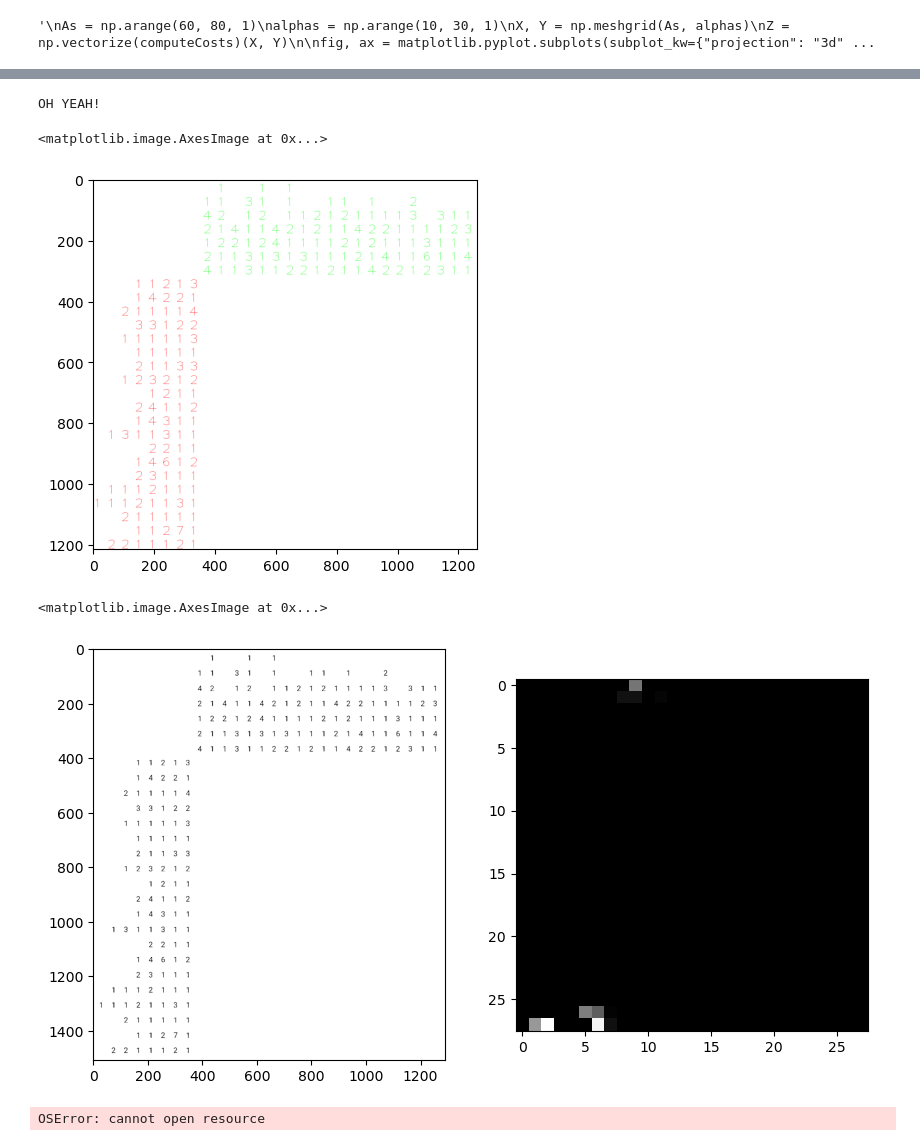
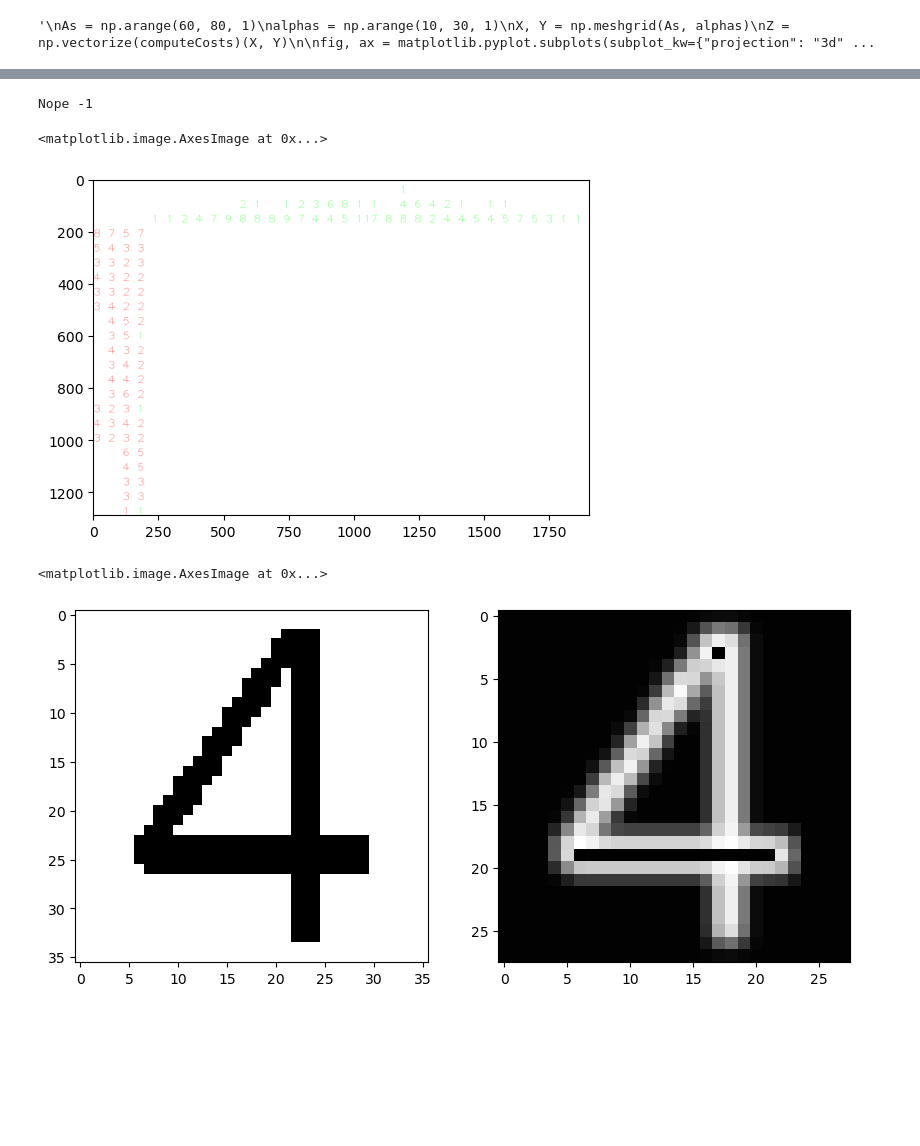
Before and after one commit to igloo81/nonogram, a Jupyter notebook: NonoGram start.ipynb, the cells around one changed output, grey strips where cells are left out. Saved outputs shown, nothing was run; the diff lists cells and outputs as text; code cells hidden in the pictures; blank space fills up the shorter version.

```diff
--- a/NonoGram start.ipynb
+++ b/NonoGram start.ipynb
@@ -28,10 +28,10 @@ The autoreload extension is already loaded. To reload it, use:
 # %%
 #image = cv2.imread('E:/Work/NonoGram/Data/sample.png')  # mis op een 4 die hij herkent als een 8
 #image = cv2.imread('E:/Work/NonoGram/Data/puzzle.jpg')
-#image = cv2.imread('E:/Work/NonoGram/Data/wikipedia.png')
-#image = cv2.imread('E:/Work/NonoGram/Data/sample3.png')
-#image = cv2.imread('E:/Work/NonoGram/Data/sample4.png')  # issues with too many lines removed
-image = cv2.imread('E:/Work/NonoGram/Data/sample5.png')
+image = cv2.imread('E:/Work/NonoGram/Data/wikipedia.png')
+#image = cv2.imread('E:/Work/NonoGram/Data/sample3.png')     # issue with recognition, increasing the size of the NN may work
+#image = cv2.imread('E:/Work/NonoGram/Data/sample4.png')  # issues with too many lines removed, you clearly see some lines are longer than others
+#image = cv2.imread('E:/Work/NonoGram/Data/sample5.png')
 # %%
 import removeLines
 image_without_lines = removeLines.remove_lines(image)
@@ -219,7 +232,8 @@ def extract_digit_image_from_contour(image, contour):
 def prepare_digit_image_for_recognition(digit_image):
     #digit_image = cv2.resize(digit_image, (28, 28), interpolation=cv2.INTER_AREA)
     digit_image = cv2.GaussianBlur(digit_image, (3,3), 0)
-    digit_image = cv2.resize(digit_image, (28, 28), interpolation=cv2.INTER_BITS)
+    #digit_image = cv2.resize(digit_image, (28, 28), interpolation=cv2.INTER_BITS)
+    digit_image = cv2.resize(digit_image, (28, 28), interpolation=cv2.INTER_AREA)
     digit_image = 1-digit_image.reshape(1, 28, 28, 1)
     return digit_image
 
@@ -462,39 +477,18 @@ else:
     print(f"Nope {sum_left_minus_top}")
 pyplot.imshow(create_grid_image(lefties, toppies, alpha))
 # %% [output]
-OH YEAH!
+Nope -1
 <matplotlib.image.AxesImage at 0x...>
-[figure, old version]
+[figure, new version]
 # %%
-suspect_contour = [contour for contour in found_contours if contour.digit == 6][0]
+suspect_contour = [contour for contour in found_contours if contour.digit == 4][0]
 figure = pyplot.figure(figsize=(10,10))
 gs = figure.add_gridspec(1,2)
 figure.add_subplot(gs[0]).imshow(suspect_contour.digit_image, cmap="gray")
 figure.add_subplot(gs[1]).imshow(suspect_contour.digit_image_resized.reshape(28, 28, 1), cmap="gray")
 # %% [output]
 <matplotlib.image.AxesImage at 0x...>
-[figure, old version]
+[figure, new version]
-# %%
-from PIL import Image, ImageDraw, ImageFont
-
-# Create an image
-img = Image.new('RGB', (200, 100), color=(255, 255, 255))
-
-# Set up drawing context
-draw = ImageDraw.Draw(img)
-
-# Load a custom font
-font = ImageFont.truetype("C:/Users/jaspe/Downloads/Fonts/Montserrat-Italic.otf", 50)
-
-# Draw the digit on the image
-size = draw.textbbox((10,10), "5", font)
-#size = draw.textsize((0,0), "5", font)
-draw.text((50, 25), "5", font=font, fill=(0, 0, 0))
-
-# Display the image
-img.show()
-# %% [output]
-OSError: cannot open resource
 # %%
 import os
 def read_fonts(data_dir):
```
Also changed, not shown: parts of 8 cells of this notebook, 1 other file.
